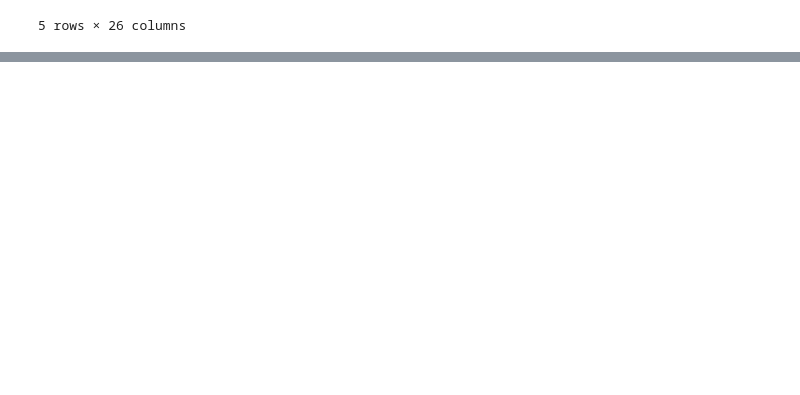
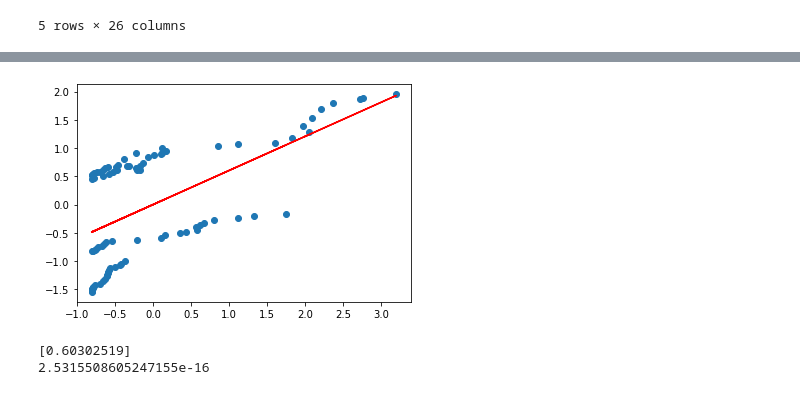
Before and after one commit to Jrheldmann/covidAnalysisHousing, a Jupyter notebook: linear_regression_final_project.ipynb, the cells around one changed output, grey strips where cells are left out. Cells and saved outputs as stored; diff of their text form; code cells hidden in the pictures; blank space fills up the shorter version.

```diff
--- a/linear_regression_final_project.ipynb
+++ b/linear_regression_final_project.ipynb
@@ -53,0 +211,5 @@ y = df["<target_variable>"]
+# %%
+X2 = cases_cost_scaled.cases.values.reshape(-1, 1)
+# %%
+# we assign the target variable, or the cost column, to y
+y2 = cases_cost_scaled.Cost
@@ -53,0 +220,16 @@ y = df["<target_variable>"]
+# %%
+# the predict() method is used to generate predictions:
+# given any number of a person's years of experience, the model will predict the salary:
+y2_pred = model.predict(X2)
+# %%
+plt.scatter(X2, y2)
+plt.plot(X2, y2_pred, color='red')
+plt.show()
+# %% [output]
+[figure, added]
+# %%
+print(model.coef_)
+print(model.intercept_)
+# %% [output]
+[0.60302519]
+2.5315508605247155e-16
```
Also changed, not shown: parts of 26 cells of this notebook, 3 other files.
